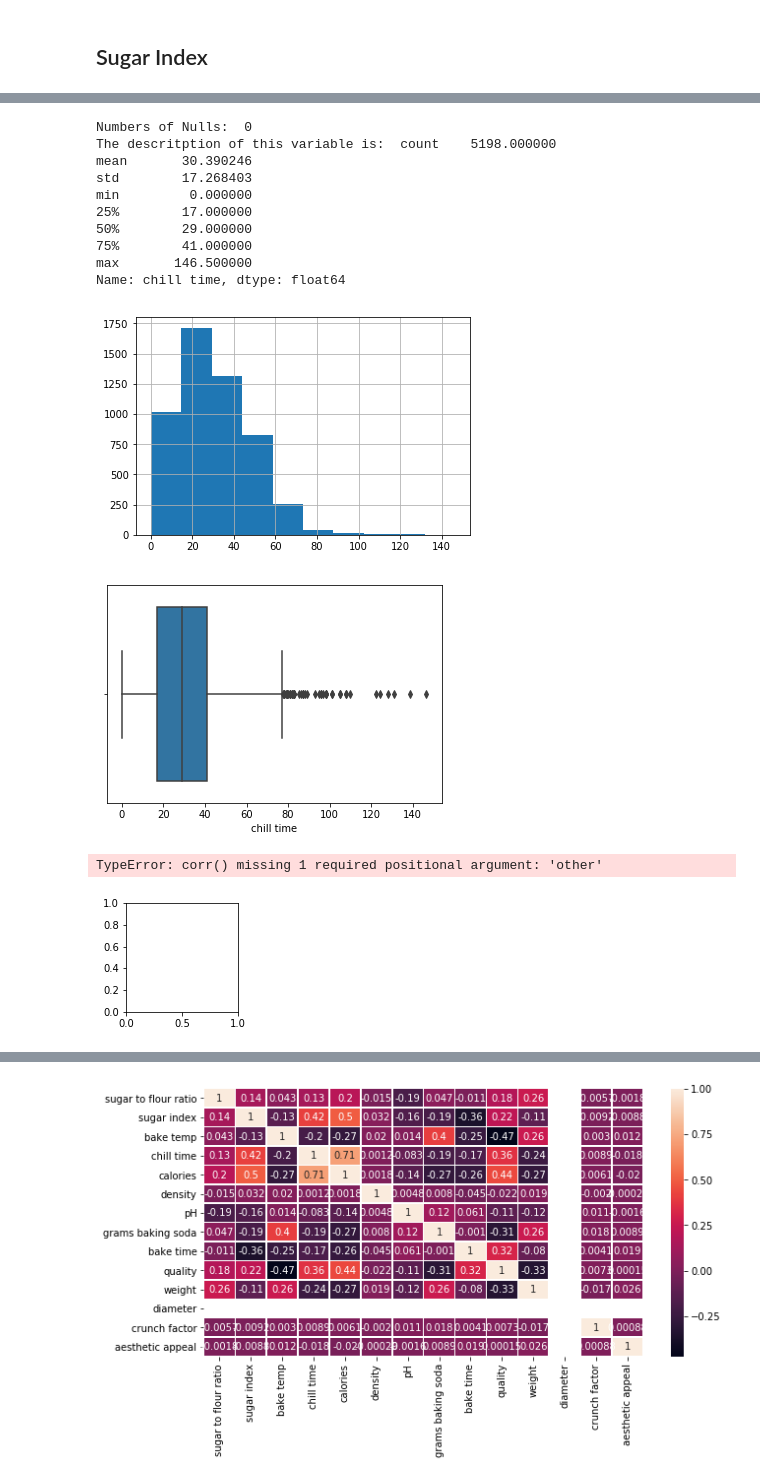
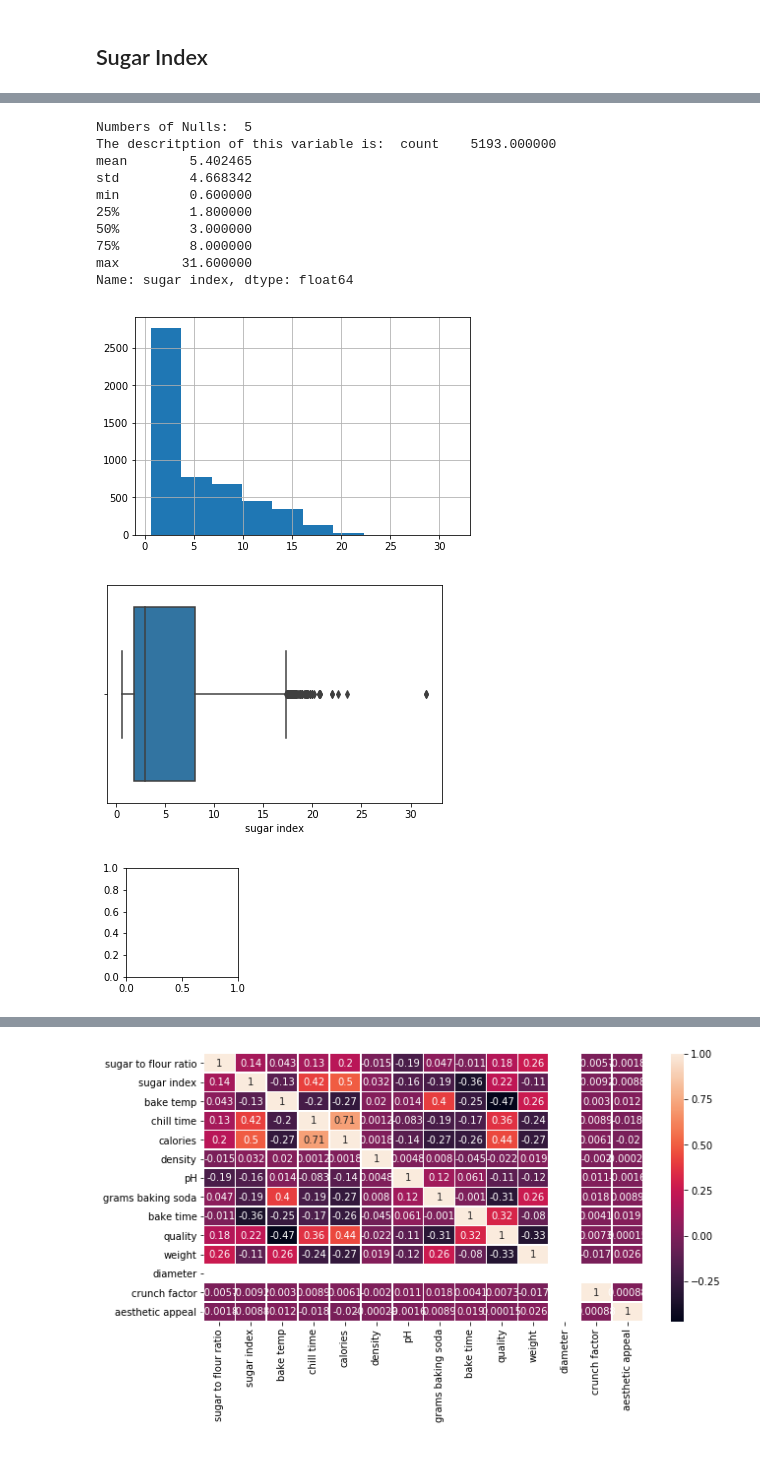
Before and after one commit to ljgoico/DATATHON_PHGL, a Jupyter notebook: 2_prepro/Gus.ipynb, the cells around one changed output, grey strips where cells are left out. Saved outputs shown, nothing was run; the diff lists cells and outputs as text; code cells hidden in the pictures.

Commit message:
update with null values

```diff
--- a/2_prepro/Gus.ipynb
+++ b/2_prepro/Gus.ipynb
@@ -4,7 +4,7 @@ import pandas as pd
 import matplotlib.pyplot as plt
 import seaborn as sns
 # %%
-data = pd.read_csv("../cookies.csv")
+data = pd.read_csv("../data/cookies.csv")
 # %%
 data.head()
 # %% [output]
@@ -69,9 +69,12 @@ def description(x):
     plt.show()
     box = sns.boxplot(x=x)
     plt.show()
-    fig, ax = plt.subplots(figsize=(2,2))         # Sample figsize in inches
-    sns.heatmap(x.corr(), annot=True, linewidths=.5, ax=ax)
-    plt.show()
+    try:
+        fig, ax = plt.subplots(figsize=(2,2))         # Sample figsize in inches
+        sns.heatmap(x.corr(), annot=True, linewidths=.5, ax=ax)
+        plt.show()
+    except:
+        pass
 # %%
 description(data["sugar to flour ratio"])
 # %% [output]
@@ -91,20 +93,19 @@ TypeError: corr() missing 1 required positional argument: 'other'
 [figure]
 # %%
-description(data["chill time"])
+description(data["sugar index"])
 # %% [output]
-Numbers of Nulls:  0
-The descritption of this variable is:  count    5198.000000
-mean       30.390246
-std        17.268403
-min         0.000000
-25%        17.000000
-50%        29.000000
-75%        41.000000
-max       146.500000
-Name: chill time, dtype: float64
+Numbers of Nulls:  5
+The descritption of this variable is:  count    5193.000000
+mean        5.402465
+std         4.668342
+min         0.600000
+25%         1.800000
+50%         3.000000
+75%         8.000000
+max        31.600000
+Name: sugar index, dtype: float64
-[figure, old version]
+[figure, new version]
-[figure, old version]
+[figure, new version]
-TypeError: corr() missing 1 required positional argument: 'other'
 [figure]
 # %%
 description(data["chill time"])
```
Also changed, not shown: parts of 14 cells of this notebook.
